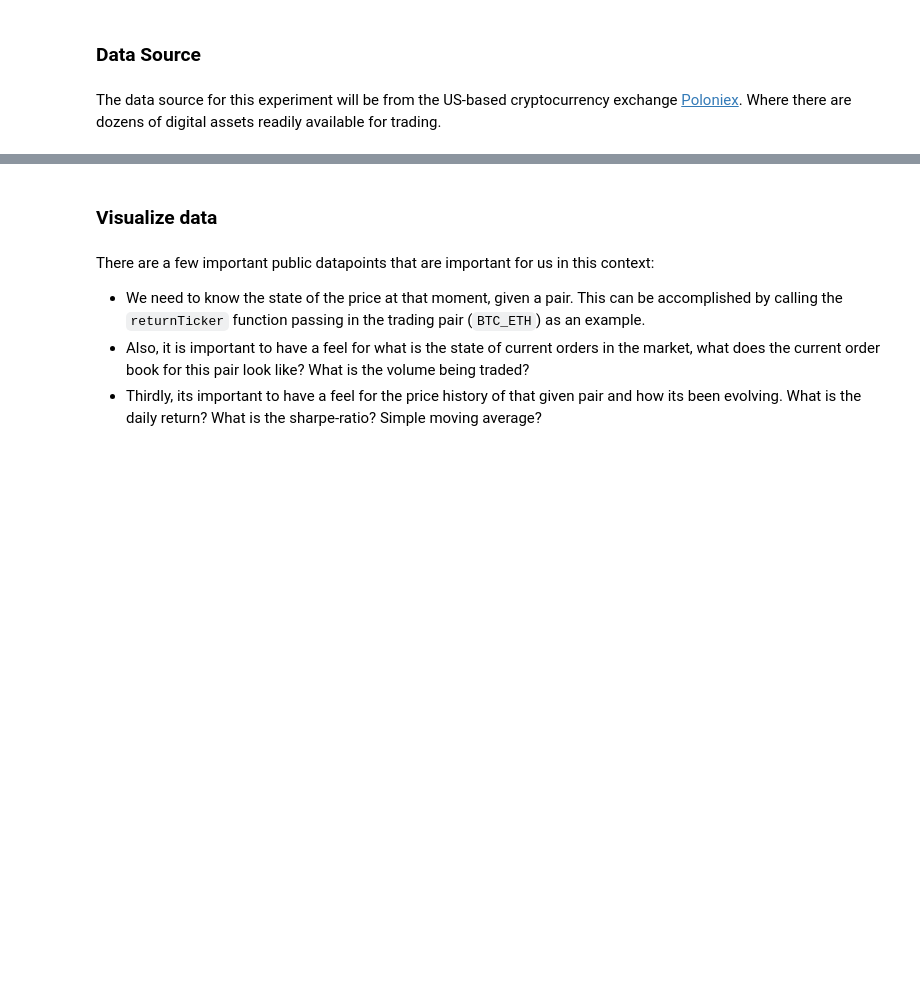
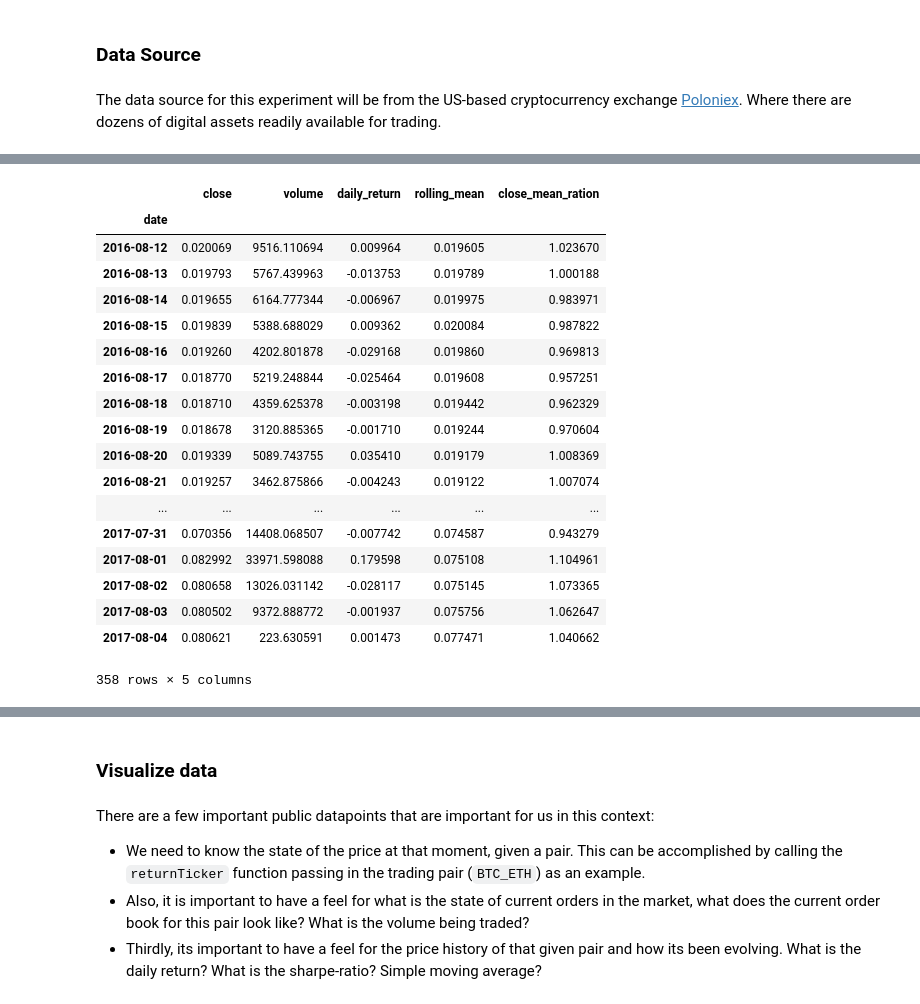
Before and after one commit to luizParreira/auto_trader, a Jupyter notebook: auto_trader.ipynb, the cells around one changed output, grey strips where cells are left out. Drawn from its saved outputs; the diff is of its cells as text; code cells hidden in the pictures; blank space fills up the shorter version.

```diff
--- a/auto_trader.ipynb
+++ b/auto_trader.ipynb
@@ -342,3 +339,25 @@ for i in range(len(simulator.trades.index)):
+# %%
+simulator.data_source.data[['close_mean_ration', 'rolling_mean']]
+# %% [output]
+|  | close | volume | daily_return | rolling_mean | close_mean_ration |
+| date |  |  |  |  |  |
+| 2016-08-12 | 0.020069 | 9516.110694 | 0.009964 | 0.019605 | 1.023670 |
+| 2016-08-13 | 0.019793 | 5767.439963 | -0.013753 | 0.019789 | 1.000188 |
+| 2016-08-14 | 0.019655 | 6164.777344 | -0.006967 | 0.019975 | 0.983971 |
+| 2016-08-15 | 0.019839 | 5388.688029 | 0.009362 | 0.020084 | 0.987822 |
+| 2016-08-16 | 0.019260 | 4202.801878 | -0.029168 | 0.019860 | 0.969813 |
+| 2016-08-17 | 0.018770 | 5219.248844 | -0.025464 | 0.019608 | 0.957251 |
+| 2016-08-18 | 0.018710 | 4359.625378 | -0.003198 | 0.019442 | 0.962329 |
+| 2016-08-19 | 0.018678 | 3120.885365 | -0.001710 | 0.019244 | 0.970604 |
+| 2016-08-20 | 0.019339 | 5089.743755 | 0.035410 | 0.019179 | 1.008369 |
+| 2016-08-21 | 0.019257 | 3462.875866 | -0.004243 | 0.019122 | 1.007074 |
+| ... | ... | ... | ... | ... | ... |
+| 2017-07-31 | 0.070356 | 14408.068507 | -0.007742 | 0.074587 | 0.943279 |
+| 2017-08-01 | 0.082992 | 33971.598088 | 0.179598 | 0.075108 | 1.104961 |
+| 2017-08-02 | 0.080658 | 13026.031142 | -0.028117 | 0.075145 | 1.073365 |
+| 2017-08-03 | 0.080502 | 9372.888772 | -0.001937 | 0.075756 | 1.062647 |
+| 2017-08-04 | 0.080621 | 223.630591 | 0.001473 | 0.077471 | 1.040662 |
+358 rows × 5 columns
 # %%
 s = simulator
 s.values.plot()
```
Also changed, not shown: parts of 5 cells of this notebook, 4 other files.
